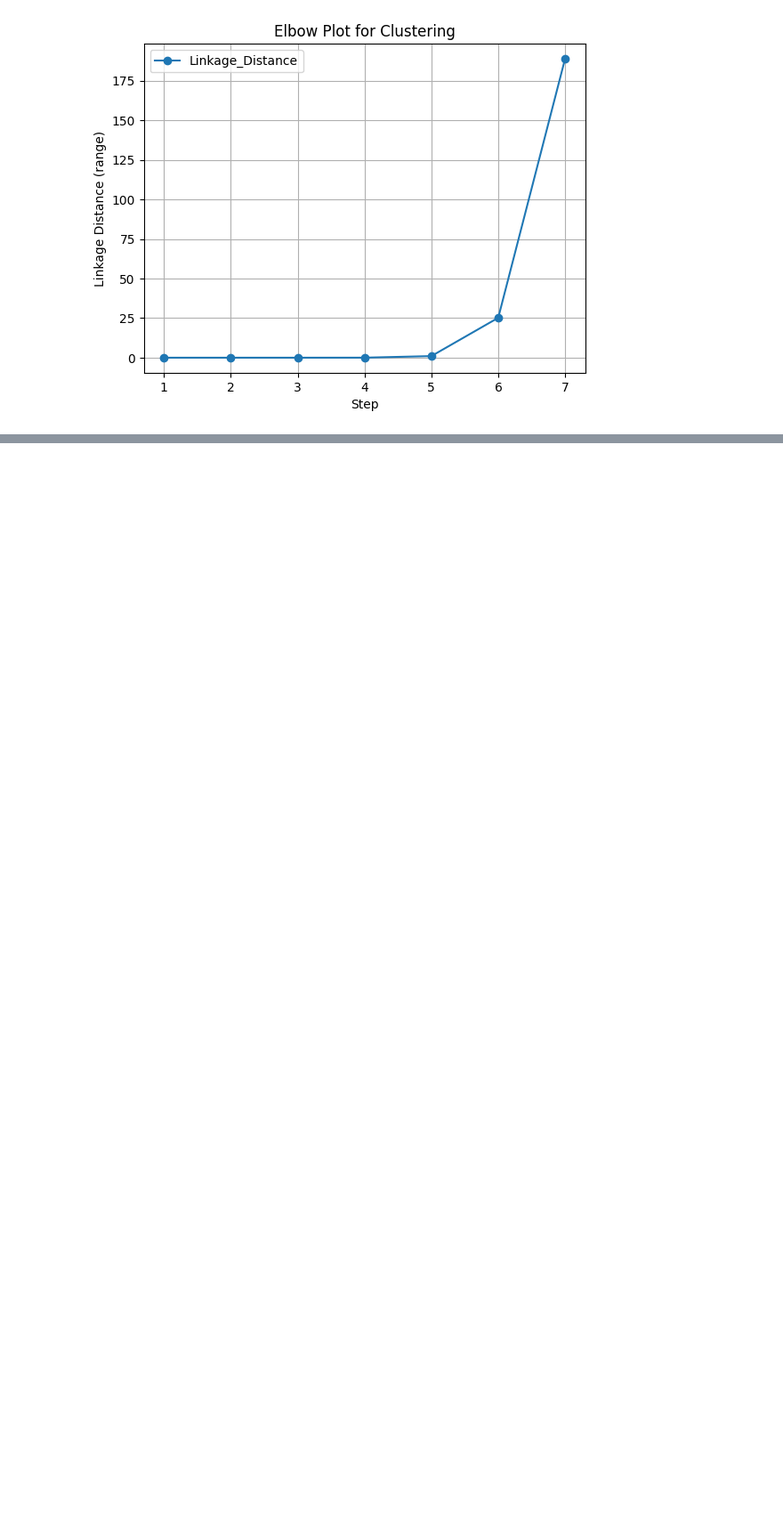
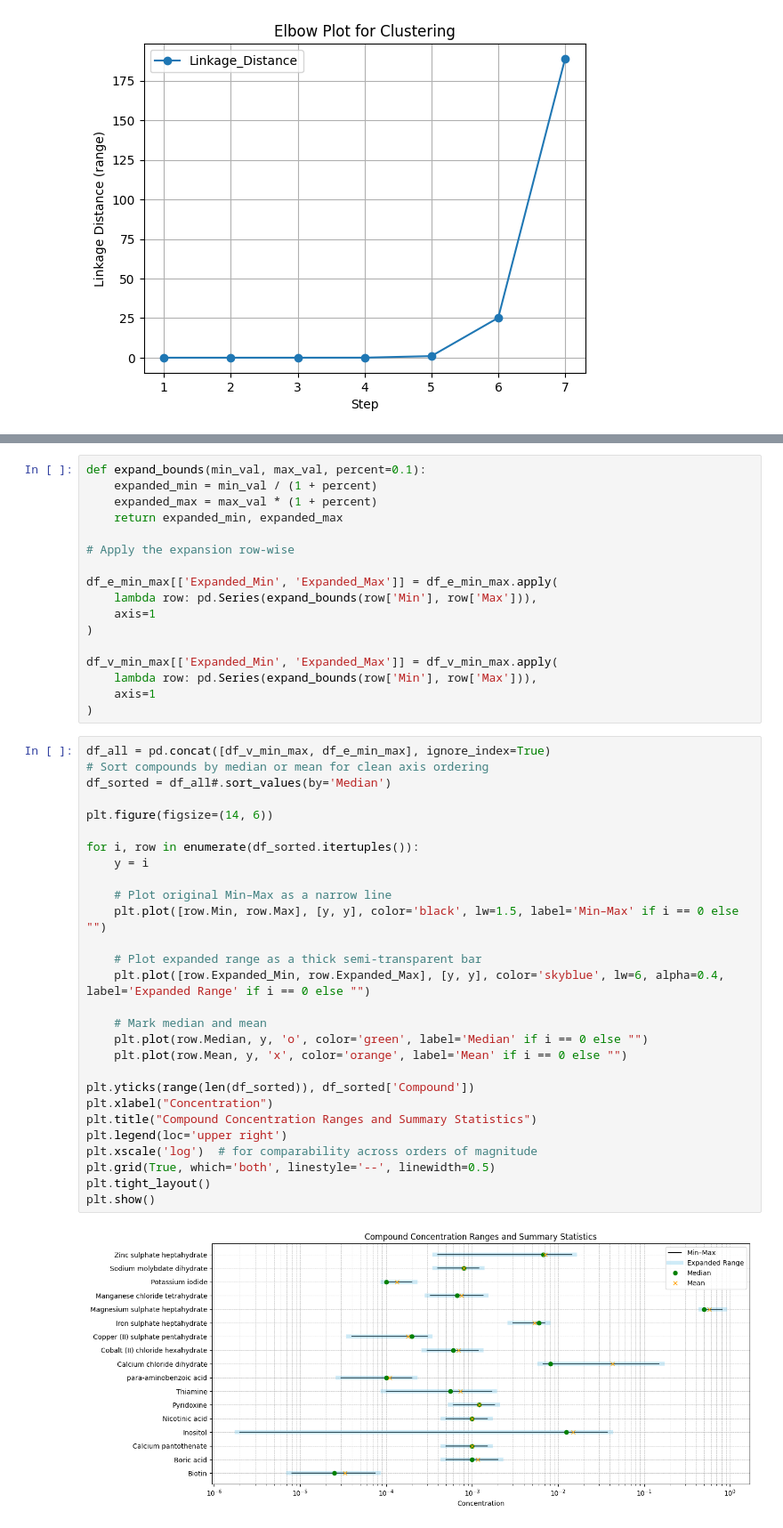
Before and after one commit to subarumuroi/Yarrowia_media_optimizer, a Jupyter notebook: Yarrowia Pipeline Initial Esperiment Generator.ipynb, the cells around one changed output, grey strips where cells are left out. Shown at 89% size. Cells and saved outputs as stored; diff of their text form; blank space fills up the shorter version.

```diff
--- a/Yarrowia Pipeline Initial Esperiment Generator.ipynb
+++ b/Yarrowia Pipeline Initial Esperiment Generator.ipynb
@@ -431,0 +548,47 @@ plt.show()
+# %%
+def expand_bounds(min_val, max_val, percent=0.1):
+    expanded_min = min_val / (1 + percent)
+    expanded_max = max_val * (1 + percent)
+    return expanded_min, expanded_max
+
+# Apply the expansion row-wise
+
+df_e_min_max[['Expanded_Min', 'Expanded_Max']] = df_e_min_max.apply(
+    lambda row: pd.Series(expand_bounds(row['Min'], row['Max'])),
+    axis=1
+)
+
+df_v_min_max[['Expanded_Min', 'Expanded_Max']] = df_v_min_max.apply(
+    lambda row: pd.Series(expand_bounds(row['Min'], row['Max'])),
+    axis=1
+)
+# %%
+df_all = pd.concat([df_v_min_max, df_e_min_max], ignore_index=True)
+# Sort compounds by median or mean for clean axis ordering
+df_sorted = df_all#.sort_values(by='Median')
+
+plt.figure(figsize=(14, 6))
+
+for i, row in enumerate(df_sorted.itertuples()):
+    y = i
+
+    # Plot original Min–Max as a narrow line
+    plt.plot([row.Min, row.Max], [y, y], color='black', lw=1.5, label='Min–Max' if i == 0 else "")
+
+    # Plot expanded range as a thick semi-transparent bar
+    plt.plot([row.Expanded_Min, row.Expanded_Max], [y, y], color='skyblue', lw=6, alpha=0.4, label='Expanded Range' if i == 0 else "")
+
+    # Mark median and mean
+    plt.plot(row.Median, y, 'o', color='green', label='Median' if i == 0 else "")
+    plt.plot(row.Mean, y, 'x', color='orange', label='Mean' if i == 0 else "")
+
+plt.yticks(range(len(df_sorted)), df_sorted['Compound'])
+plt.xlabel("Concentration")
+plt.title("Compound Concentration Ranges and Summary Statistics")
+plt.legend(loc='upper right')
+plt.xscale('log')  # for comparability across orders of magnitude
+plt.grid(True, which='both', linestyle='--', linewidth=0.5)
+plt.tight_layout()
+plt.show()
+# %% [output]
+[figure, added]
```
Also changed, not shown: parts of 16 cells of this notebook.
